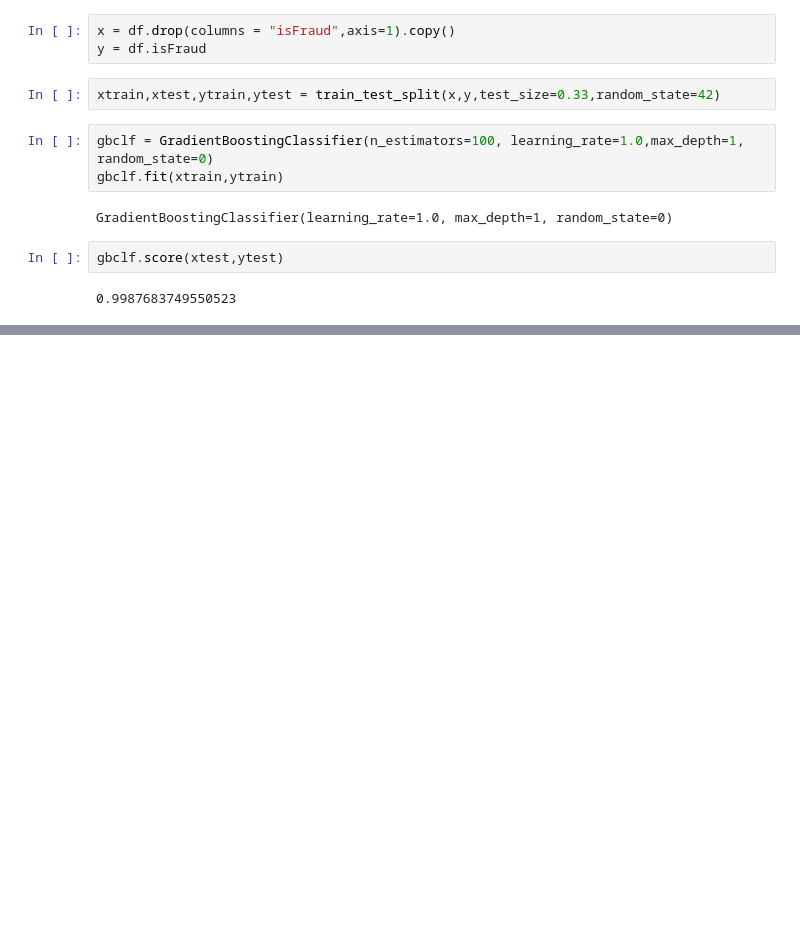
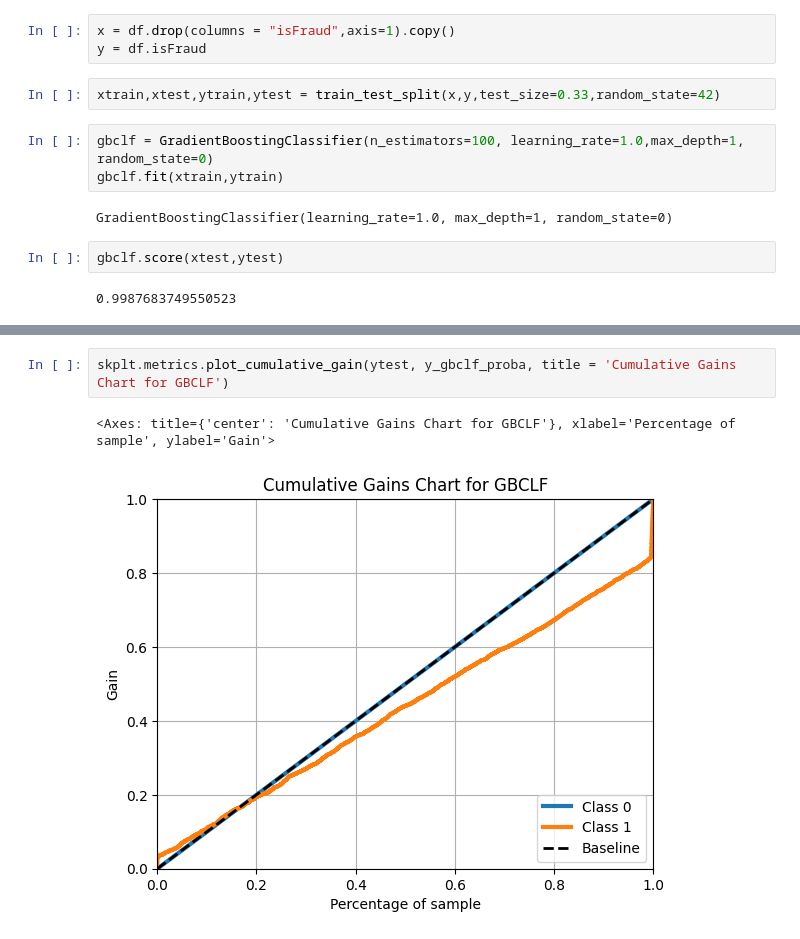
Before and after one commit to aniketgope00/ML_Codes, a Jupyter notebook: onlinefraudDetect/trialmodel1.ipynb, the cells around one changed output, grey strips where cells are left out. Drawn from its saved outputs; the diff is of its cells as text; blank space fills up the shorter version.

```diff
--- a/onlinefraudDetect/trialmodel1.ipynb
+++ b/onlinefraudDetect/trialmodel1.ipynb
@@ -40,0 +63,5 @@ gbclf.score(xtest,ytest)
+# %%
+skplt.metrics.plot_cumulative_gain(ytest, y_gbclf_proba, title = 'Cumulative Gains Chart for GBCLF')
+# %% [output]
+<Axes: title={'center': 'Cumulative Gains Chart for GBCLF'}, xlabel='Percentage of sample', ylabel='Gain'>
+[figure, added]
```
Also changed, not shown: parts of 6 cells of this notebook.
